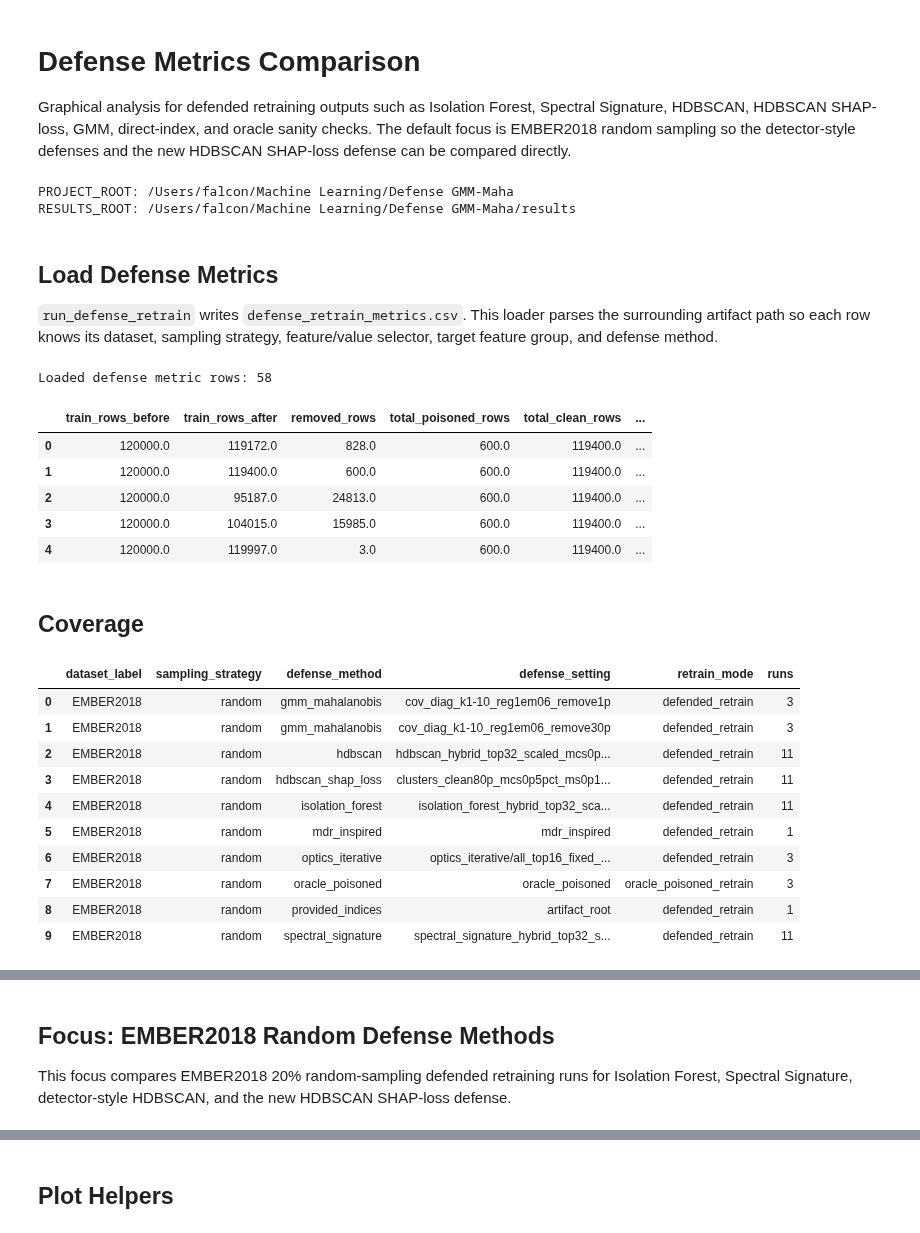
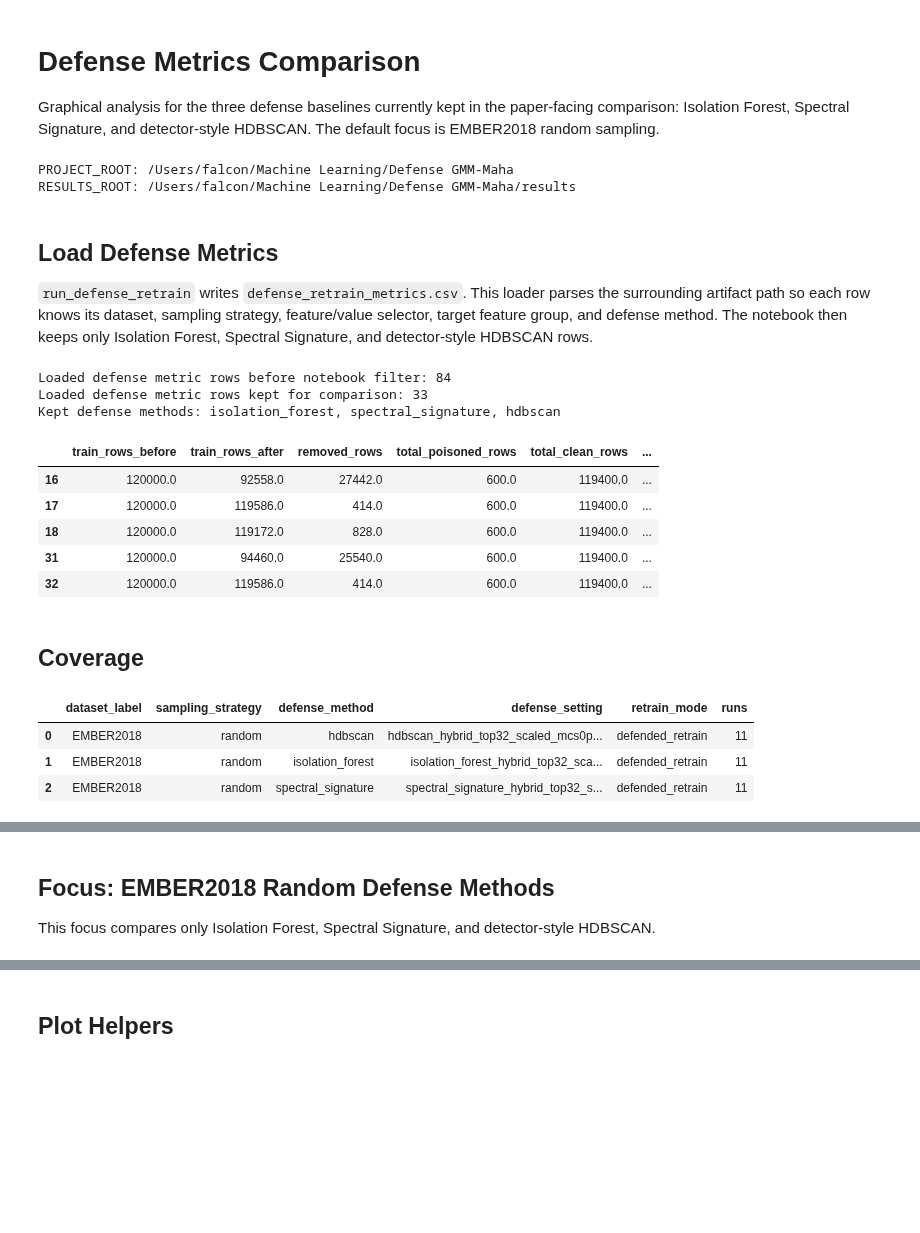
Before and after one commit to tebenia/gmm-mahal, a Jupyter notebook: notebooks/06_compare_defense_metrics.ipynb, the cells around one changed output, grey strips where cells are left out. Saved outputs shown, nothing was run; the diff lists cells and outputs as text; code cells hidden in the pictures; blank space fills up the shorter version.

Commit message:
detectability part done

```diff
--- a/notebooks/06_compare_defense_metrics.ipynb
+++ b/notebooks/06_compare_defense_metrics.ipynb
@@ -1,7 +1,7 @@
 # %% [markdown]
 # Defense Metrics Comparison
 
-Graphical analysis for defended retraining outputs such as Isolation Forest, Spectral Signature, HDBSCAN, HDBSCAN SHAP-loss, GMM, direct-index, and oracle sanity checks. The default focus is EMBER2018 random sampling so the detector-style defenses and the new HDBSCAN SHAP-loss defense can be compared directly.
+Graphical analysis for the three defense baselines currently kept in the paper-facing comparison: Isolation Forest, Spectral Signature, and detector-style HDBSCAN. The default focus is EMBER2018 random sampling.
 # %%
 from pathlib import Path
 import json
@@ -27,7 +27,7 @@ RESULTS_ROOT: /Users/falcon/Machine Learning/Defense GMM-Maha/results
 # %% [markdown]
 ## Load Defense Metrics
 
-`run_defense_retrain` writes `defense_retrain_metrics.csv`. This loader parses the surrounding artifact path so each row knows its dataset, sampling strategy, feature/value selector, target feature group, and defense method.
+`run_defense_retrain` writes `defense_retrain_metrics.csv`. This loader parses the surrounding artifact path so each row knows its dataset, sampling strategy, feature/value selector, target feature group, and defense method. The notebook then keeps only Isolation Forest, Spectral Signature, and detector-style HDBSCAN rows.
 # %%
 def parse_experiment_dir(dirname: str) -> dict:
     parts = dirname.split("__")
@@ -64,16 +64,10 @@ def dataset_and_sampling_from_parts(parts: list[str]) -> tuple[str, str]:
 
 
 def parse_defense_path(parts_between_artifact_and_retrain: list[str], retrain_mode: str) -> dict:
-    if retrain_mode == "oracle_poisoned_retrain":
-        return {
-            "defense_family": "oracle",
-            "defense_method": "oracle_poisoned",
-            "defense_setting": "oracle_poisoned",
-        }
     if not parts_between_artifact_and_retrain:
         return {
-            "defense_family": "direct_indices",
-            "defense_method": "provided_indices",
+            "defense_family": "other",
+            "defense_method": "other",
             "defense_setting": "artifact_root",
         }
 
@@ -87,13 +81,6 @@ def parse_defense_path(parts_between_artifact_and_retrain: list[str], retrain_mo
         else:
             method = setting.split("_")[0]
         return {"defense_family": head, "defense_method": method, "defense_setting": setting}
-    if head == "defense_preprocessing" and "gmm_defense" in parts_between_artifact_and_retrain:
-        gmm_idx = parts_between_artifact_and_retrain.index("gmm_defense")
-        setting = parts_between_artifact_and_retrain[gmm_idx + 1] if len(parts_between_artifact_and_retrain) > gmm_idx + 1 else "unknown"
-        return {"defense_family": "gmm_defense", "defense_method": "gmm_mahalanobis", "defense_setting": setting}
-    if head == "hdbscan_shap_loss":
-        setting = parts_between_artifact_and_retrain[1] if len(parts_between_artifact_and_retrain) > 1 else "unknown"
-        return {"defense_family": head, "defense_method": "hdbscan_shap_loss", "defense_setting": setting}
     return {"defense_family": head, "defense_method": head, "defense_setting": "/".join(parts_between_artifact_and_retrain)}
 
 
@@ -116,7 +103,7 @@ def parse_metric_path(path: Path) -> dict:
     defense = parse_defense_path(between, retrain_mode)
 
     artifact_dir = PROJECT_ROOT.joinpath(*parts[: artifact_idx + 2])
-    detector_dir = path.parent.parent if path.parent.name in {"defended_retrain", "oracle_poisoned_retrain"} else path.parent
+    detector_dir = path.parent.parent if path.parent.name == "defended_retrain" else path.parent
     detector_meta = load_json_if_exists(detector_dir / "severi_detector_metadata.json")
     detector_config = (detector_meta or {}).get("config", {})
 
@@ -167,52 +154,63 @@ def load_defense_metrics() -> pd.DataFrame:
     return out
 
 
-defense_df = load_defense_metrics()
-print("Loaded defense metric rows:", len(defense_df))
-display(defense_df.head())
+
+ALLOWED_DEFENSE_METHODS = ["isolation_forest", "spectral_signature", "hdbscan"]
+ALLOWED_DEFENSE_FAMILIES = ["severi_detectors"]
+
+
+defense_df_all = load_defense_metrics()
+if defense_df_all.empty:
+    defense_df = defense_df_all.copy()
+else:
+    defense_df = defense_df_all[
+        defense_df_all["defense_family"].isin(ALLOWED_DEFENSE_FAMILIES)
+        & defense_df_all["defense_method"].isin(ALLOWED_DEFENSE_METHODS)
+    ].copy()
+
+print("Loaded defense metric rows before notebook filter:", len(defense_df_all))
+print("Loaded defense metric rows kept for comparison:", len(defense_df))
+print("Kept defense methods:", ", ".join(ALLOWED_DEFENSE_METHODS))
+if not defense_df.empty:
+    display(defense_df.head())
 # %% [output]
-Loaded defense metric rows: 58
+Loaded defense metric rows before notebook filter: 84
+Loaded defense metric rows kept for comparison: 33
+Kept defense methods: isolation_forest, spectral_signature, hdbscan
 |  | train_rows_before | train_rows_after | removed_rows | total_poisoned_rows | total_clean_rows | ... |
-| 0 | 120000.0 | 119172.0 | 828.0 | 600.0 | 119400.0 | ... |
-| 1 | 120000.0 | 119400.0 | 600.0 | 600.0 | 119400.0 | ... |
-| 2 | 120000.0 | 95187.0 | 24813.0 | 600.0 | 119400.0 | ... |
-| 3 | 120000.0 | 104015.0 | 15985.0 | 600.0 | 119400.0 | ... |
-| 4 | 120000.0 | 119997.0 | 3.0 | 600.0 | 119400.0 | ... |
+| 16 | 120000.0 | 92558.0 | 27442.0 | 600.0 | 119400.0 | ... |
+| 17 | 120000.0 | 119586.0 | 414.0 | 600.0 | 119400.0 | ... |
+| 18 | 120000.0 | 119172.0 | 828.0 | 600.0 | 119400.0 | ... |
+| 31 | 120000.0 | 94460.0 | 25540.0 | 600.0 | 119400.0 | ... |
+| 32 | 120000.0 | 119586.0 | 414.0 | 600.0 | 119400.0 | ... |
 # %% [markdown]
 ## Coverage
 # %%
 if defense_df.empty:
-    raise RuntimeError("No defense_retrain_metrics.csv files found under results/.")
+    raise RuntimeError("No Isolation Forest, Spectral Signature, or HDBSCAN defense_retrain_metrics.csv rows found under results/.")
 
 coverage = (
     defense_df
     .groupby(["dataset_label", "sampling_strategy", "defense_method", "defense_setting", "retrain_mode"], dropna=False)
     .size()
     .rename("runs")
     .reset_index()
     .sort_values(["dataset_label", "sampling_strategy", "defense_method", "defense_setting"])
 )
 display(coverage)
 
 selector_coverage = (
     defense_df
     .groupby(["dataset_label", "sampling_strategy", "value_selector", "defense_method"], dropna=False)
     .size()
     .rename("runs")
     .reset_index()
     .sort_values(["dataset_label", "sampling_strategy", "value_selector", "defense_method"])
 )
 display(selector_coverage)
 # %% [output]
 |  | dataset_label | sampling_strategy | defense_method | defense_setting | retrain_mode | runs |
-| 0 | EMBER2018 | random | gmm_mahalanobis | cov_diag_k1-10_reg1em06_remove1p | defended_retrain | 3 |
-| 1 | EMBER2018 | random | gmm_mahalanobis | cov_diag_k1-10_reg1em06_remove30p | defended_retrain | 3 |
-| 2 | EMBER2018 | random | hdbscan | hdbscan_hybrid_top32_scaled_mcs0p... | defended_retrain | 11 |
-| 3 | EMBER2018 | random | hdbscan_shap_loss | clusters_clean80p_mcs0p5pct_ms0p1... | defended_retrain | 11 |
-| 4 | EMBER2018 | random | isolation_forest | isolation_forest_hybrid_top32_sca... | defended_retrain | 11 |
-| 5 | EMBER2018 | random | mdr_inspired | mdr_inspired | defended_retrain | 1 |
-| 6 | EMBER2018 | random | optics_iterative | optics_iterative/all_top16_fixed_... | defended_retrain | 3 |
-| 7 | EMBER2018 | random | oracle_poisoned | oracle_poisoned | oracle_poisoned_retrain | 3 |
-| 8 | EMBER2018 | random | provided_indices | artifact_root | defended_retrain | 1 |
-| 9 | EMBER2018 | random | spectral_signature | spectral_signature_hybrid_top32_s... | defended_retrain | 11 |
+| 0 | EMBER2018 | random | hdbscan | hdbscan_hybrid_top32_scaled_mcs0p... | defended_retrain | 11 |
+| 1 | EMBER2018 | random | isolation_forest | isolation_forest_hybrid_top32_sca... | defended_retrain | 11 |
+| 2 | EMBER2018 | random | spectral_signature | spectral_signature_hybrid_top32_s... | defended_retrain | 11 |
 |  | dataset_label | sampling_strategy | value_selector | defense_method | runs |
@@ -235,7 +233,7 @@ display(selector_coverage)
 # %% [markdown]
 ## Focus: EMBER2018 Random Defense Methods
 
-This focus compares EMBER2018 20% random-sampling defended retraining runs for Isolation Forest, Spectral Signature, detector-style HDBSCAN, and the new HDBSCAN SHAP-loss defense.
+This focus compares only Isolation Forest, Spectral Signature, and detector-style HDBSCAN.
 # %%
 FOCUS_DATASET = "EMBER2018"
 FOCUS_SAMPLING = "random"
```
Also changed, not shown: parts of 11 cells of this notebook, 9 other files.
